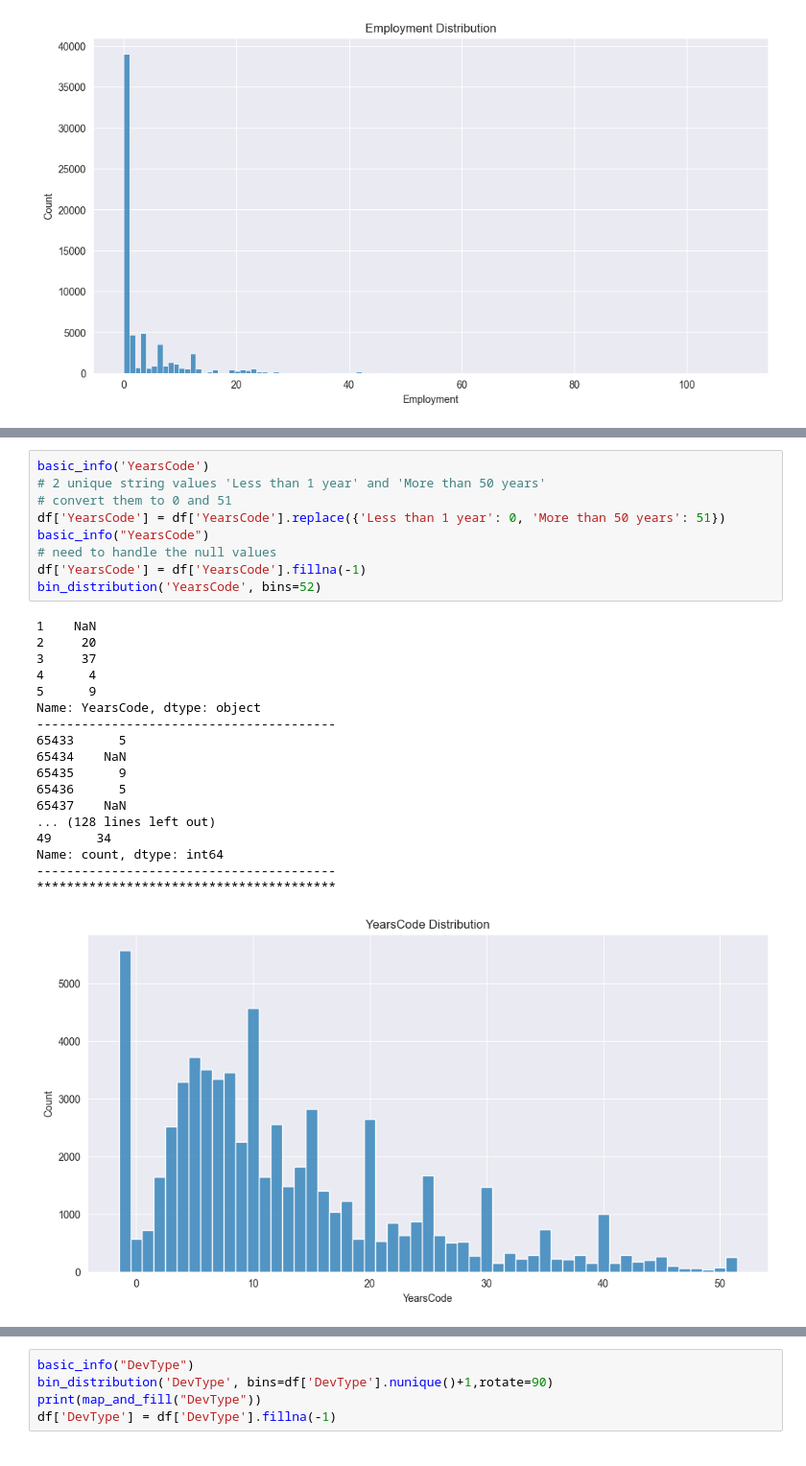
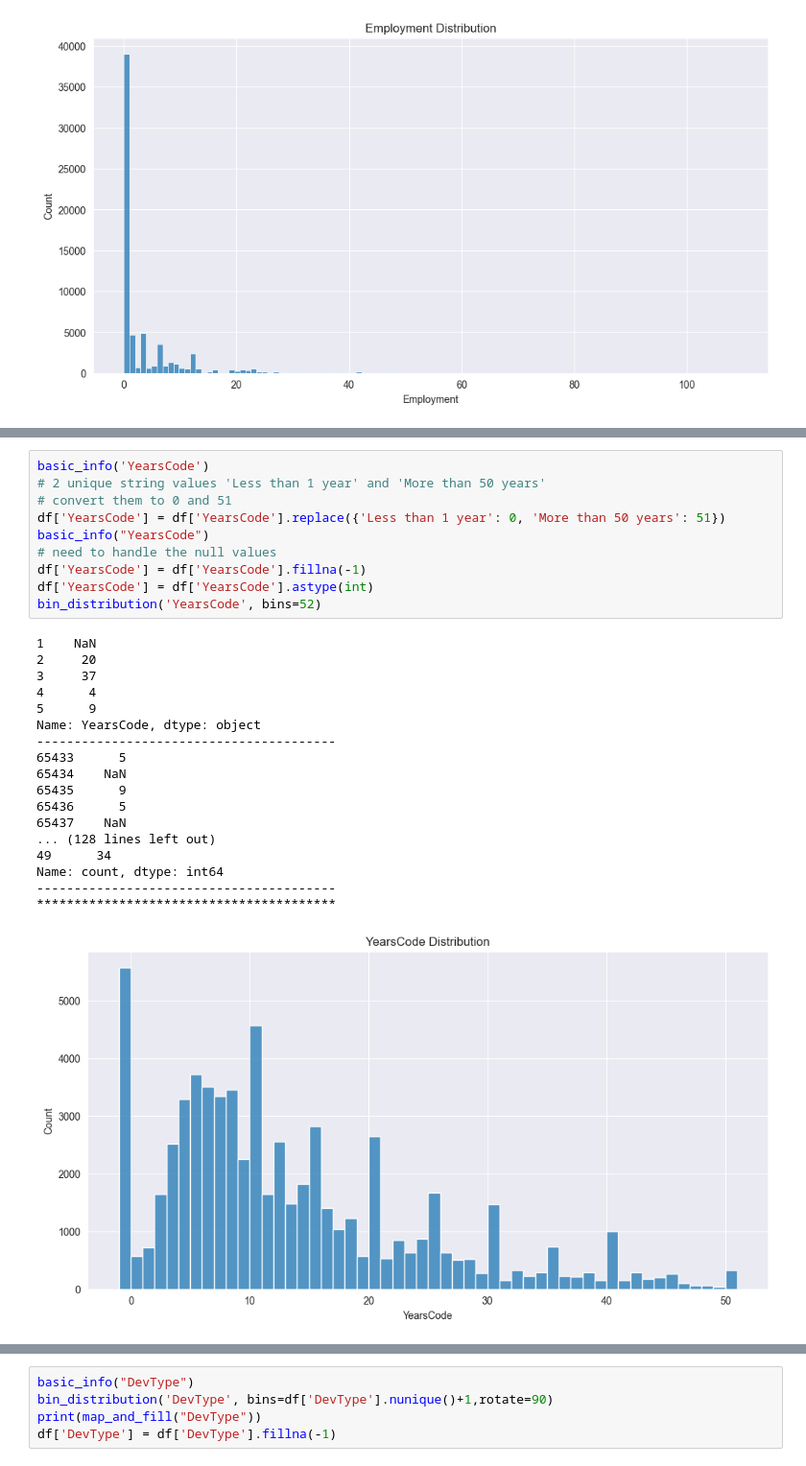
Before and after one commit to krsoy/AAU_Projects, a Jupyter notebook: m1_exam_oral.ipynb, the cells around one changed output, grey strips where cells are left out. Shown: that part at 96% size. Saved outputs shown, nothing was run; the diff lists cells and outputs as text.

```diff
--- a/m1_exam_oral.ipynb
+++ b/m1_exam_oral.ipynb
@@ -340,31 +344,32 @@ TechDoc 40897 65437
 # %%
 basic_info('YearsCode')
 # 2 unique string values 'Less than 1 year' and 'More than 50 years'
 # convert them to 0 and 51
 df['YearsCode'] = df['YearsCode'].replace({'Less than 1 year': 0, 'More than 50 years': 51})
 basic_info("YearsCode")
 # need to handle the null values
 df['YearsCode'] = df['YearsCode'].fillna(-1)
+df['YearsCode'] = df['YearsCode'].astype(int)
 bin_distribution('YearsCode', bins=52)
 # %% [output]
 1    NaN
 2     20
 3     37
 4      4
 5      9
 Name: YearsCode, dtype: object
 ----------------------------------------
 65433      5
 65434    NaN
 65435      9
 65436      5
 65437    NaN
 ... (128 lines left out)
 49      34
 Name: count, dtype: int64
 ----------------------------------------
 ****************************************
-[figure, old version]
+[figure, new version]
 # %%
 basic_info('YearsCodePro')
 df['YearsCodePro'] = df['YearsCodePro'].replace({'Less than 1 year': 0, 'More than 50 years': 51})
```
Also changed, not shown: parts of 6 cells of this notebook.
